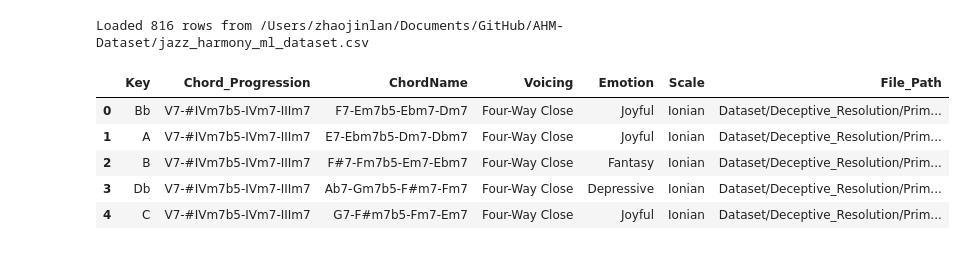
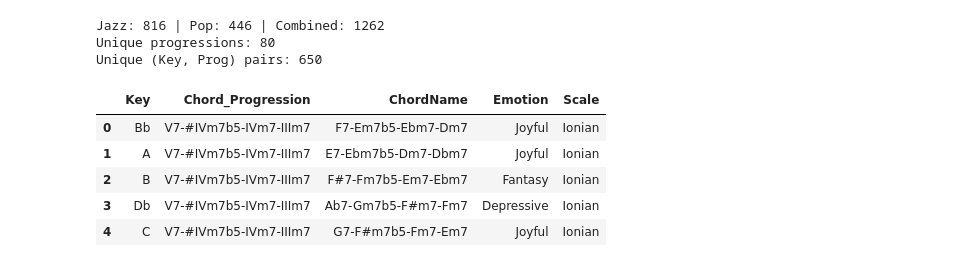
Before and after one commit to CharlieSL1/AHM-Dataset, a Jupyter notebook: Model/Encoder.ipynb, the cells around one changed output. Drawn from its saved outputs; the diff is of its cells as text; code cells hidden in the pictures.

Commit message:
pop harmony dataset and retrained model.

```diff
--- a/Model/Encoder.ipynb
+++ b/Model/Encoder.ipynb
@@ -1,30 +1,40 @@
 # %%
 import pandas as pd
+import numpy as np
 from pathlib import Path
 import optuna
 from sklearn.ensemble import RandomForestClassifier
 from sklearn.model_selection import cross_val_score, StratifiedKFold, train_test_split
 from sklearn.preprocessing import LabelEncoder
 from sklearn.metrics import accuracy_score, classification_report
 
 optuna.logging.set_verbosity(optuna.logging.WARNING)
 
-# Resolve project root (notebook lives in Model/)
 ROOT = Path.cwd()
 if not (ROOT / "jazz_harmony_ml_dataset.csv").exists():
     ROOT = ROOT.parent
 
-DATA_PATH = ROOT / "jazz_harmony_ml_dataset.csv"
-data = pd.read_csv(DATA_PATH)
+jazz = pd.read_csv(ROOT / "jazz_harmony_ml_dataset.csv")
+pop  = pd.read_csv(ROOT / "pop_harmony_dataset.csv")
 
-print(f"Loaded {len(data)} rows from {DATA_PATH}")
+# Combined dataset — only the columns used for training/lookup (no MIDI/Voicing)
+data = pd.concat([
+    jazz[["Key", "Chord_Progression", "ChordName", "Emotion", "Scale"]],
+    pop[["Key", "Chord_Progression", "ChordName", "Emotion", "Scale"]],
+], ignore_index=True)
+
+print(f"Jazz: {len(jazz)} | Pop: {len(pop)} | Combined: {len(data)}")
+print(f"Unique progressions: {data['Chord_Progression'].nunique()}")
+print(f"Unique (Key, Prog) pairs: {data.drop_duplicates(['Key','Chord_Progression']).shape[0]}")
 data.head()
 # %% [output]
-Loaded 816 rows from /Users/zhaojinlan/Documents/GitHub/AHM-Dataset/jazz_harmony_ml_dataset.csv
+Jazz: 816 | Pop: 446 | Combined: 1262
+Unique progressions: 80
+Unique (Key, Prog) pairs: 650
-|  | Key | Chord_Progression | ChordName | Voicing | Emotion | Scale | File_Path |
-| 0 | Bb | V7-#IVm7b5-IVm7-IIIm7 | F7-Em7b5-Ebm7-Dm7 | Four-Way Close | Joyful | Ionian | Dataset/Deceptive_Resolution/Prim... |
-| 1 | A | V7-#IVm7b5-IVm7-IIIm7 | E7-Ebm7b5-Dm7-Dbm7 | Four-Way Close | Joyful | Ionian | Dataset/Deceptive_Resolution/Prim... |
-| 2 | B | V7-#IVm7b5-IVm7-IIIm7 | F#7-Fm7b5-Em7-Ebm7 | Four-Way Close | Fantasy | Ionian | Dataset/Deceptive_Resolution/Prim... |
-| 3 | Db | V7-#IVm7b5-IVm7-IIIm7 | Ab7-Gm7b5-F#m7-Fm7 | Four-Way Close | Depressive | Ionian | Dataset/Deceptive_Resolution/Prim... |
-| 4 | C | V7-#IVm7b5-IVm7-IIIm7 | G7-F#m7b5-Fm7-Em7 | Four-Way Close | Joyful | Ionian | Dataset/Deceptive_Resolution/Prim... |
+|  | Key | Chord_Progression | ChordName | Emotion | Scale |
+| 0 | Bb | V7-#IVm7b5-IVm7-IIIm7 | F7-Em7b5-Ebm7-Dm7 | Joyful | Ionian |
+| 1 | A | V7-#IVm7b5-IVm7-IIIm7 | E7-Ebm7b5-Dm7-Dbm7 | Joyful | Ionian |
+| 2 | B | V7-#IVm7b5-IVm7-IIIm7 | F#7-Fm7b5-Em7-Ebm7 | Fantasy | Ionian |
+| 3 | Db | V7-#IVm7b5-IVm7-IIIm7 | Ab7-Gm7b5-F#m7-Fm7 | Depressive | Ionian |
+| 4 | C | V7-#IVm7b5-IVm7-IIIm7 | G7-F#m7b5-Fm7-Em7 | Joyful | Ionian |
 # %%
```
Also changed, not shown: parts of 5 cells of this notebook, 1 other file.
